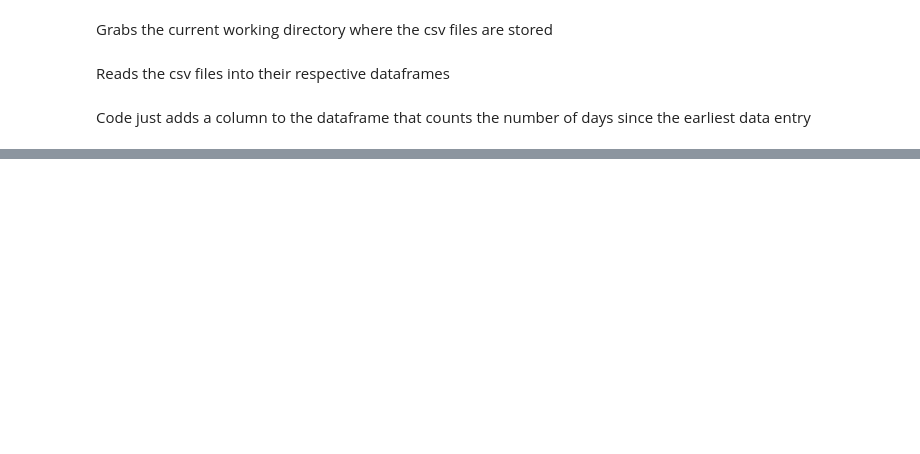
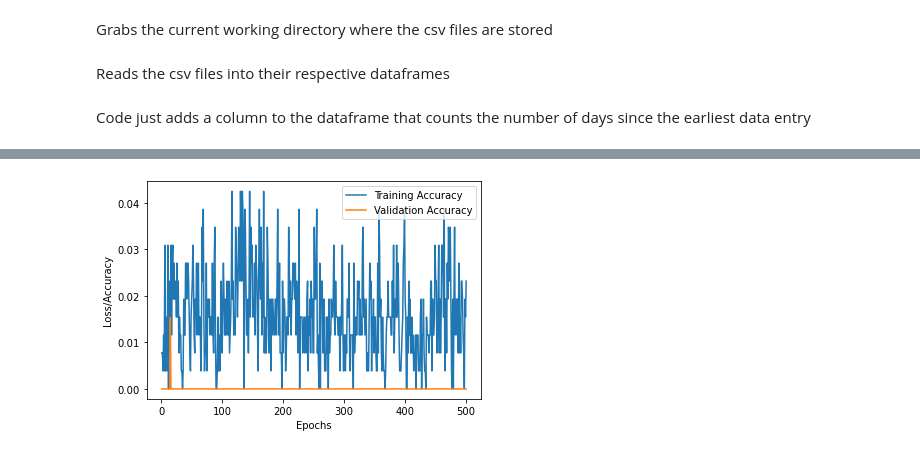
Before and after one commit to OliverJaison/SNS_Assignment20-21, a Jupyter notebook: main.ipynb, the cells around one changed output, grey strips where cells are left out. Saved outputs shown, nothing was run; the diff lists cells and outputs as text; code cells hidden in the pictures; blank space fills up the shorter version.

```diff
--- a/main.ipynb
+++ b/main.ipynb
@@ -139,0 +224,4 @@ NN_modle.add(1, kernel_initializer="normal", activation="linear")
+# %%
+window_size = 7
+forecast = 2
+features2, labels2 = create_features(pos_cases_df, window_size, forecast)
@@ -139,0 +230,3 @@ NN_modle.add(1, kernel_initializer="normal", activation="linear")
+# %%
+training_features2, testing_features2 = np.split(features2, [int(0.8*len(features2))])
+training_labels2, testing_labels2 = np.split(labels2, [int(0.8*len(labels2))])
@@ -139,0 +235,2 @@ NN_modle.add(1, kernel_initializer="normal", activation="linear")
+# %%
+history2 = NN_model.fit(training_features2, training_labels2, epochs=500, validation_split=0.2)
@@ -139,0 +255,12 @@ NN_modle.add(1, kernel_initializer="normal", activation="linear")
+# %%
+epochs = range(1, len(history2.epoch) + 1)
+# plt.plot(epochs, history.history['loss'], label='Training Loss')
+plt.plot(epochs, history2.history['accuracy'], label='Training Accuracy')
+# plt.plot(epochs, history.history['val_loss'], label='Validation Loss')
+plt.plot(epochs, history2.history['val_accuracy'], label='Validation Accuracy')
+plt.xlabel('Epochs')
+plt.ylabel('Loss/Accuracy')
+plt.legend()
+plt.show()
+# %% [output]
+[figure, added]
```
Also changed, not shown: parts of 40 cells of this notebook, 3 other files.
